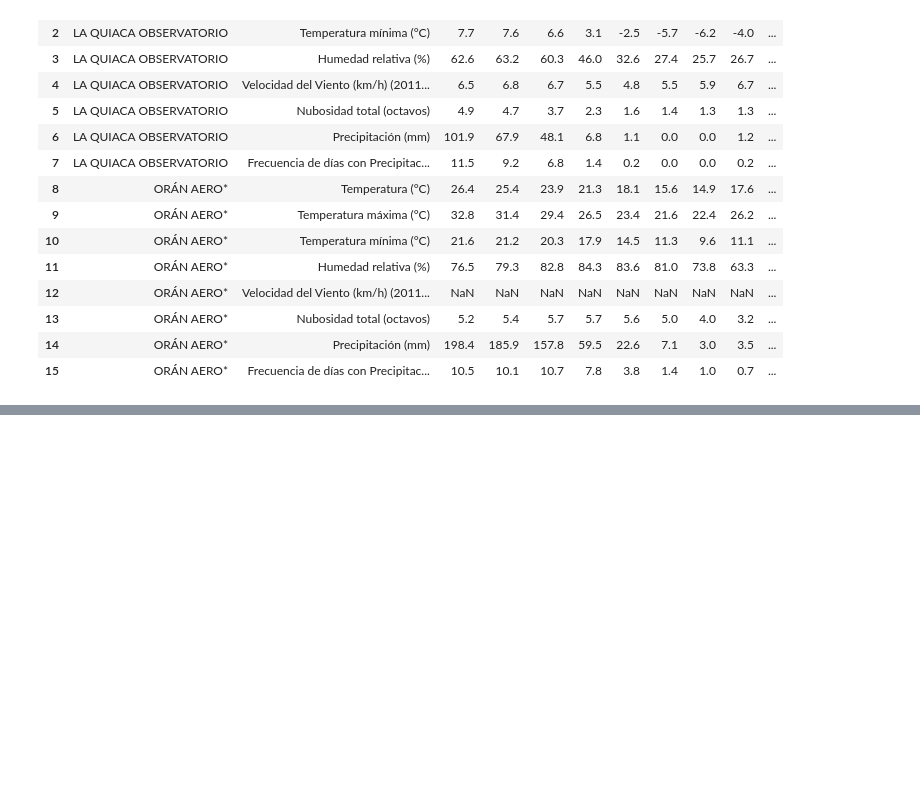
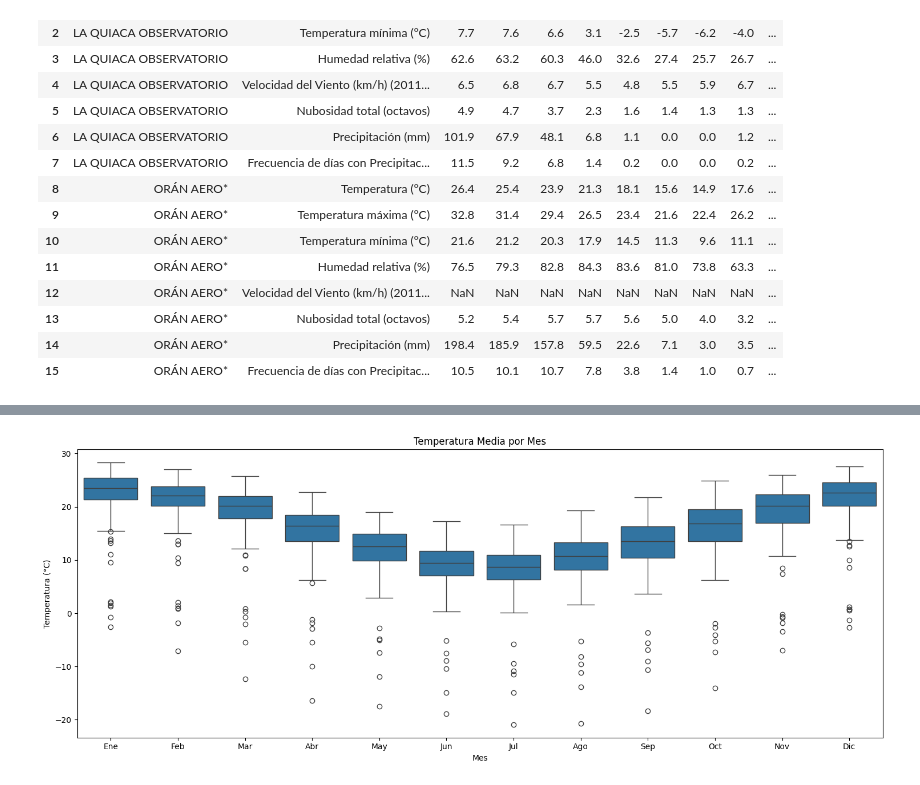
Before and after one commit to jFet1/CEIA-19Co2024, a Jupyter notebook: 2 Bimestre/AdD/Trabajo_final_juan.ipynb, the cells around one changed output, grey strips where cells are left out. Saved outputs shown, nothing was run; the diff lists cells and outputs as text; code cells hidden in the pictures; blank space fills up the shorter version.

```diff
--- a/2 Bimestre/AdD/Trabajo_final_juan.ipynb
+++ b/2 Bimestre/AdD/Trabajo_final_juan.ipynb
@@ -239,0 +288,12 @@ dtype: object
+# %%
+df_temp = df_largo[df_largo['Valor Medio de'] == 'Temperatura (°C)']
+
+plt.figure(figsize=(15,6))
+sns.boxplot(data=df_temp, x='Mes', y='Valor')
+plt.title('Temperatura Media por Mes')
+plt.xlabel('Mes')
+plt.ylabel('Temperatura (°C)')
+plt.tight_layout()
+plt.show()
+# %% [output]
+[figure, added]
```
Also changed, not shown: parts of 7 cells of this notebook.
